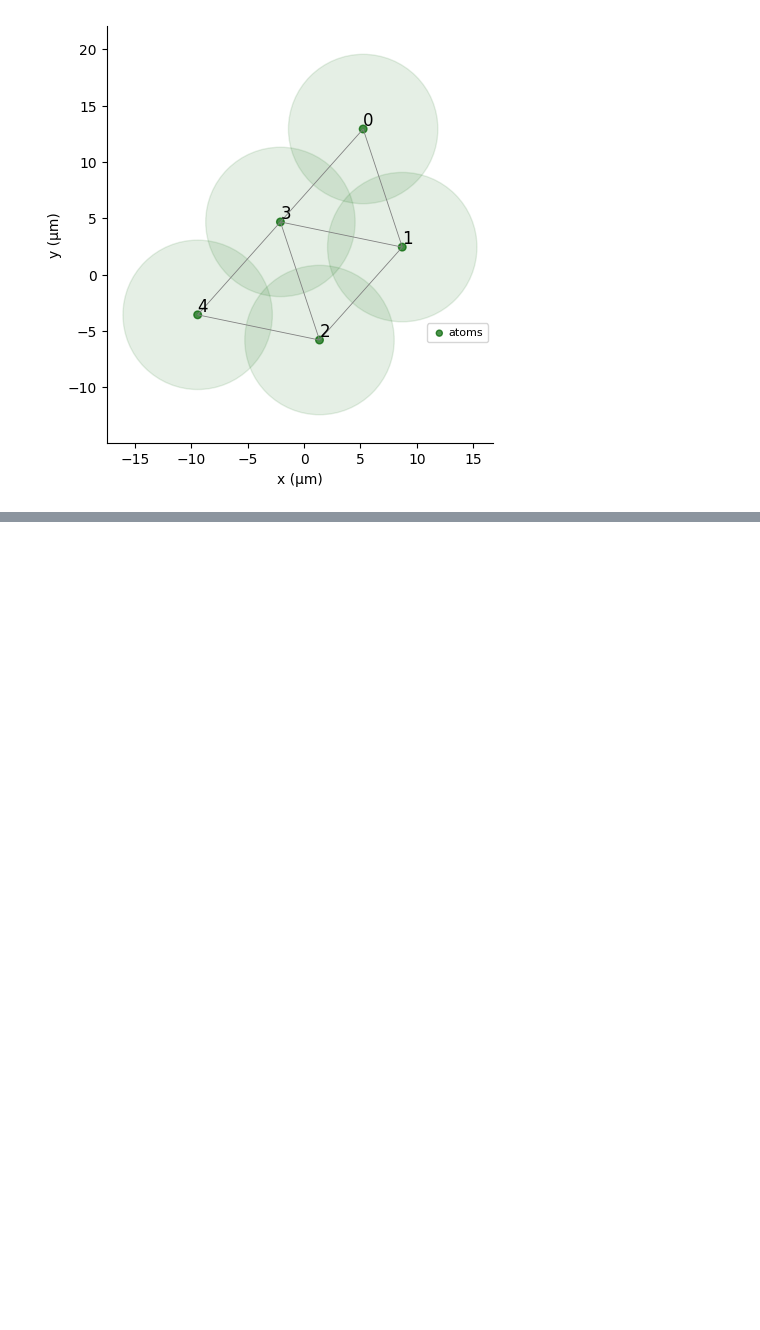
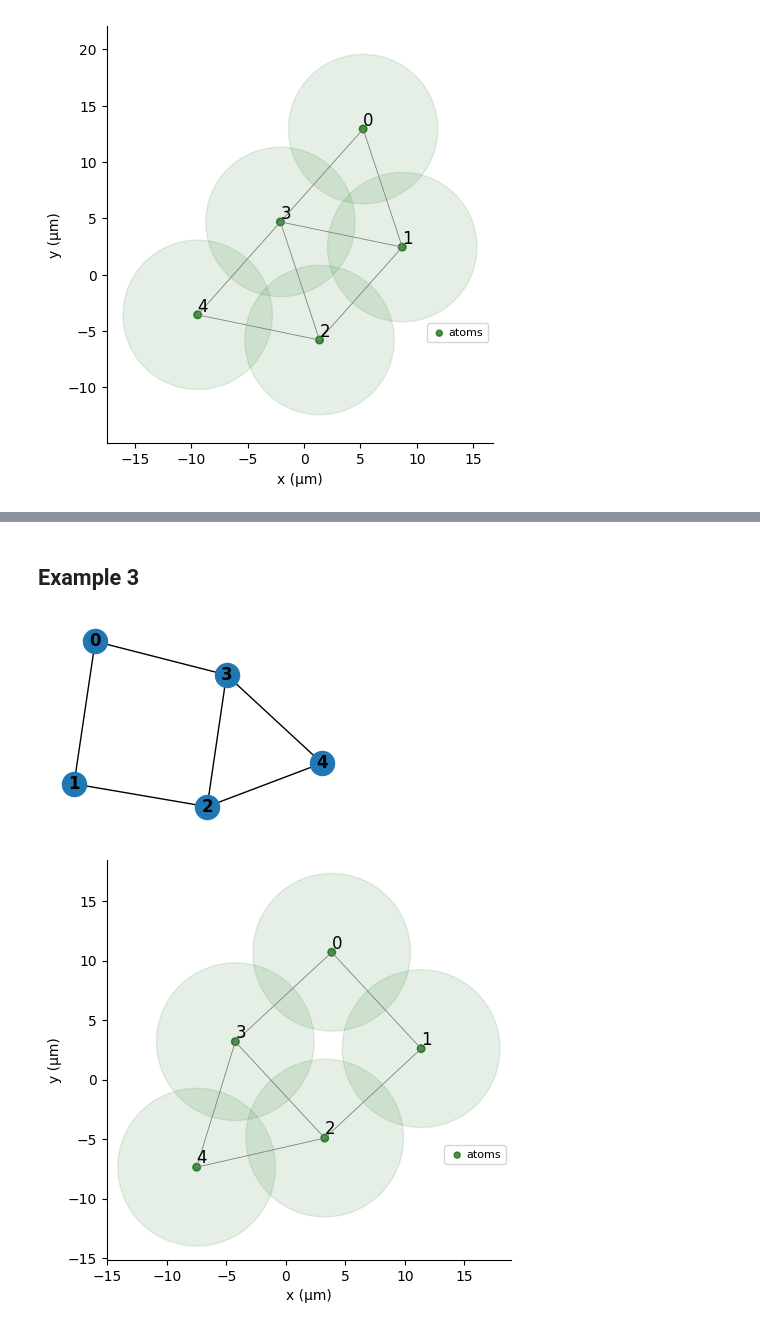
Before and after one commit to victor-onofre/pasqal_project, a Jupyter notebook: encoding_tests.ipynb, the cells around one changed output, grey strips where cells are left out. Saved outputs shown, nothing was run; the diff lists cells and outputs as text; code cells hidden in the pictures; blank space fills up the shorter version.

```diff
--- a/encoding_tests.ipynb
+++ b/encoding_tests.ipynb
@@ -47,0 +108,22 @@ reg_example.draw(
+# %% [markdown]
+## Example 3
+# %%
+Graph_Example_3 = nx.Graph()
+Graph_Example_3.add_edges_from([[0,1],[1,2],[0,3],[3,2],[3,4],[2,4]])
+
+plt.figure(figsize=(3,2))
+nx.draw(Graph_Example_3,with_labels=True,font_weight='bold')
+
+Q_example_3 = build_qubo_matrix(Graph_Example_3 )
+coords_example_3 = create_coordinates(Q_example_3)
+
+qubits_example_3 = dict(enumerate(coords_example_3))
+reg_example_3 = Register(qubits_example_3)
+reg_example_3.draw(
+    blockade_radius=Chadoq2.rydberg_blockade_radius(1.0),
+    draw_graph=True,
+    draw_half_radius=True,
+)
+# %% [output]
+[figure, added]
+[figure, added]
```
Also changed, not shown: parts of 13 cells of this notebook.
